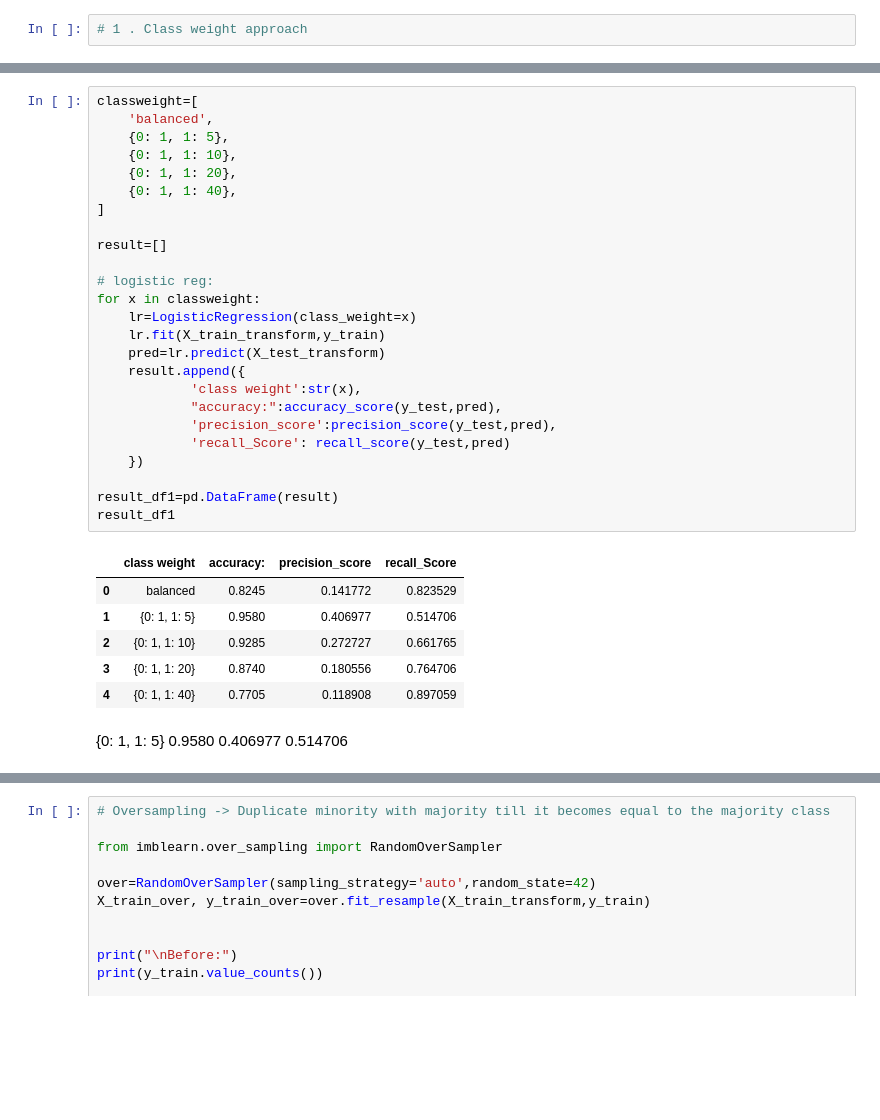
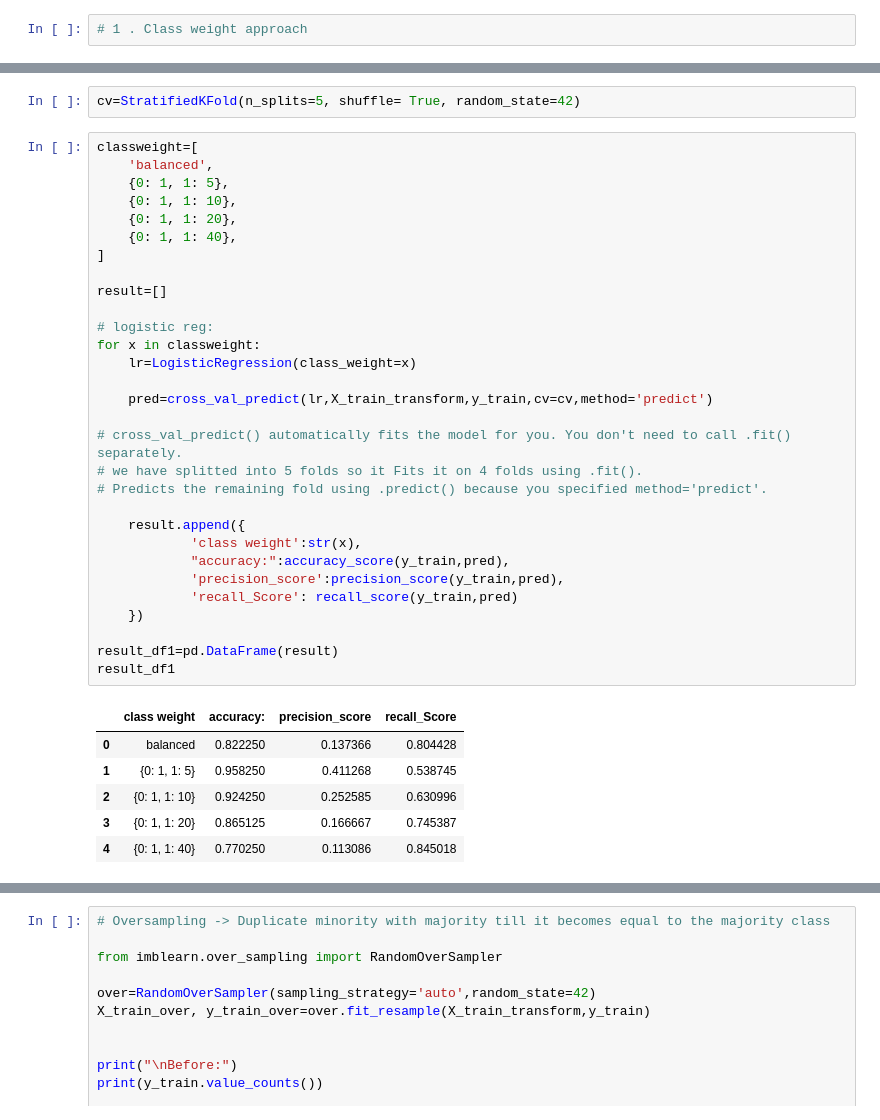
Before and after one commit to VivekXplore/PulseMachine, a Jupyter notebook: EDA/03_correct.ipynb, the cells around one changed output, grey strips where cells are left out. Cells and saved outputs as stored; diff of their text form; blank space fills up the shorter version.

```diff
--- a/EDA/03_correct.ipynb
+++ b/EDA/03_correct.ipynb
@@ -143,37 +159,42 @@ array([[ 0.99891359,  0.60428162, -0.46060741, ...,  0.        ,
+# %%
+cv=StratifiedKFold(n_splits=5, shuffle= True, random_state=42)
 # %%
 classweight=[
     'balanced',
     {0: 1, 1: 5},
     {0: 1, 1: 10},
     {0: 1, 1: 20},
     {0: 1, 1: 40},
 ]
 
 result=[]
 
 # logistic reg:
 for x in classweight:
     lr=LogisticRegression(class_weight=x)
-    lr.fit(X_train_transform,y_train)
-    pred=lr.predict(X_test_transform)
+
+    pred=cross_val_predict(lr,X_train_transform,y_train,cv=cv,method='predict')
+
+# cross_val_predict() automatically fits the model for you. You don't need to call .fit() separately.
+# we have splitted into 5 folds so it Fits it on 4 folds using .fit().
+# Predicts the remaining fold using .predict() because you specified method='predict'.
+
     result.append({
             'class weight':str(x),
-            "accuracy:":accuracy_score(y_test,pred),
-            'precision_score':precision_score(y_test,pred),
-            'recall_Score': recall_score(y_test,pred)
+            "accuracy:":accuracy_score(y_train,pred),
+            'precision_score':precision_score(y_train,pred),
+            'recall_Score': recall_score(y_train,pred)
     })
 
 result_df1=pd.DataFrame(result)
 result_df1
 # %% [output]
 |  | class weight | accuracy: | precision_score | recall_Score |
-| 0 | balanced | 0.8245 | 0.141772 | 0.823529 |
-| 1 | {0: 1, 1: 5} | 0.9580 | 0.406977 | 0.514706 |
-| 2 | {0: 1, 1: 10} | 0.9285 | 0.272727 | 0.661765 |
-| 3 | {0: 1, 1: 20} | 0.8740 | 0.180556 | 0.764706 |
-| 4 | {0: 1, 1: 40} | 0.7705 | 0.118908 | 0.897059 |
+| 0 | balanced | 0.822250 | 0.137366 | 0.804428 |
+| 1 | {0: 1, 1: 5} | 0.958250 | 0.411268 | 0.538745 |
+| 2 | {0: 1, 1: 10} | 0.924250 | 0.252585 | 0.630996 |
+| 3 | {0: 1, 1: 20} | 0.865125 | 0.166667 | 0.745387 |
+| 4 | {0: 1, 1: 40} | 0.770250 | 0.113086 | 0.845018 |
-# %% [markdown]
-{0: 1, 1: 5}	0.9580	0.406977	0.514706
 # %%
  # decision tree
 classweight2=[
```
Also changed, not shown: parts of 38 cells of this notebook.
